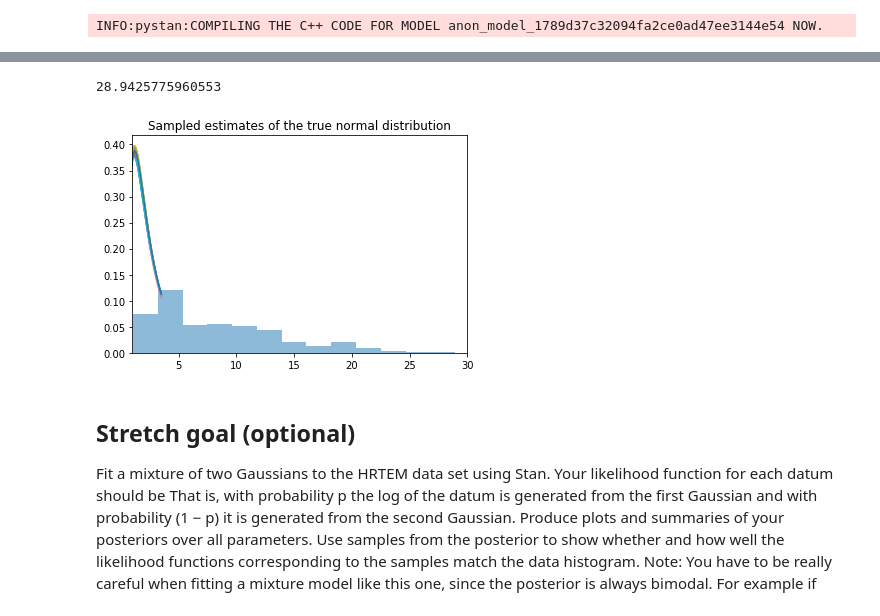
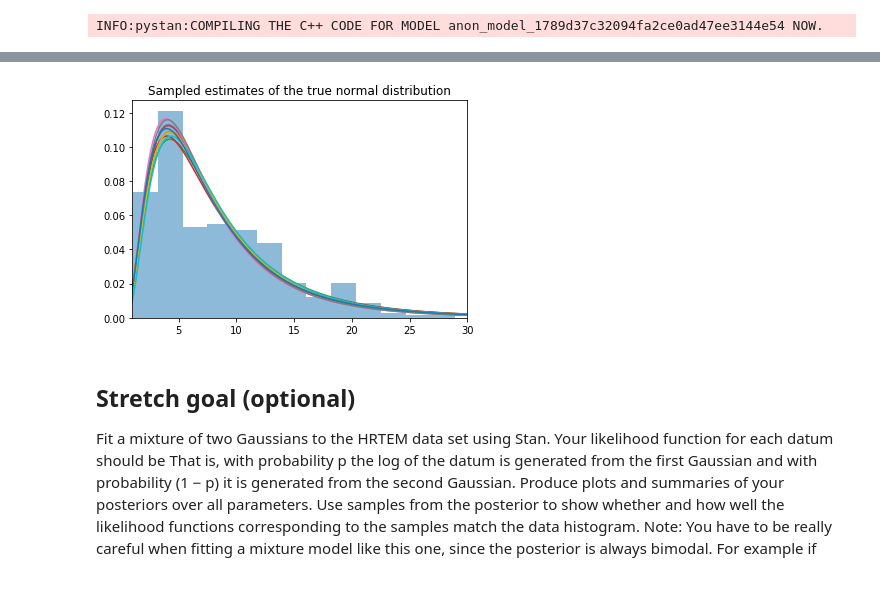
Before and after one commit to thetruejacob/CS146, a Jupyter notebook: Assignment 3/Assignment 3.ipynb, the cells around one changed output, grey strips where cells are left out. Cells and saved outputs as stored; diff of their text form; code cells hidden in the pictures.

```diff
--- a/Assignment 3/Assignment 3.ipynb
+++ b/Assignment 3/Assignment 3.ipynb
@@ -244,25 +246,21 @@ Posterior 95% confidence interval for variance: [0.43756053 0.56031691]
-# %%
-max(df.iloc[:,0])
-# %% [output]
-28.9425775960553
 # %%
 # use zip to join the mean column and variance column into a 4000 X 2 matrix, list makes it subsettable
 meanvars = np.array(list(zip(posterior_samples['mean1'], posterior_samples['var1'])))
 
 # display histogram of logged data
 plt.hist(df.iloc[:,0], bins = 13, density = True, alpha = 0.5, lw = 3)
 
-x = np.linspace(0, 3.5, 1000)
+x = np.linspace(0, 30, 1000)
 
 # choose 10 random rows from the matrix, and plot using mean and variance from each row
 for i in meanvars[np.random.randint(0, 4000, 10), ]:
-    plt.plot(x, ss.lognorm.pdf(x, np.sqrt(i[1]), scale = i[0] ))
+    plt.plot(x, ss.lognorm.pdf(x, np.sqrt(i[1]), scale = np.exp(i[0]) ))
 
 plt.title('Sampled estimates of the true normal distribution')
 plt.xlim(1, 30)
 plt.show()
 # %% [output]
-[figure, old version]
+[figure, new version]
 # %% [markdown]
 ## Stretch goal (optional)
 Fit a mixture of two Gaussians to the HRTEM data set using Stan. Your likelihood function for each datum should be
```
Also changed, not shown: parts of 3 cells of this notebook.
